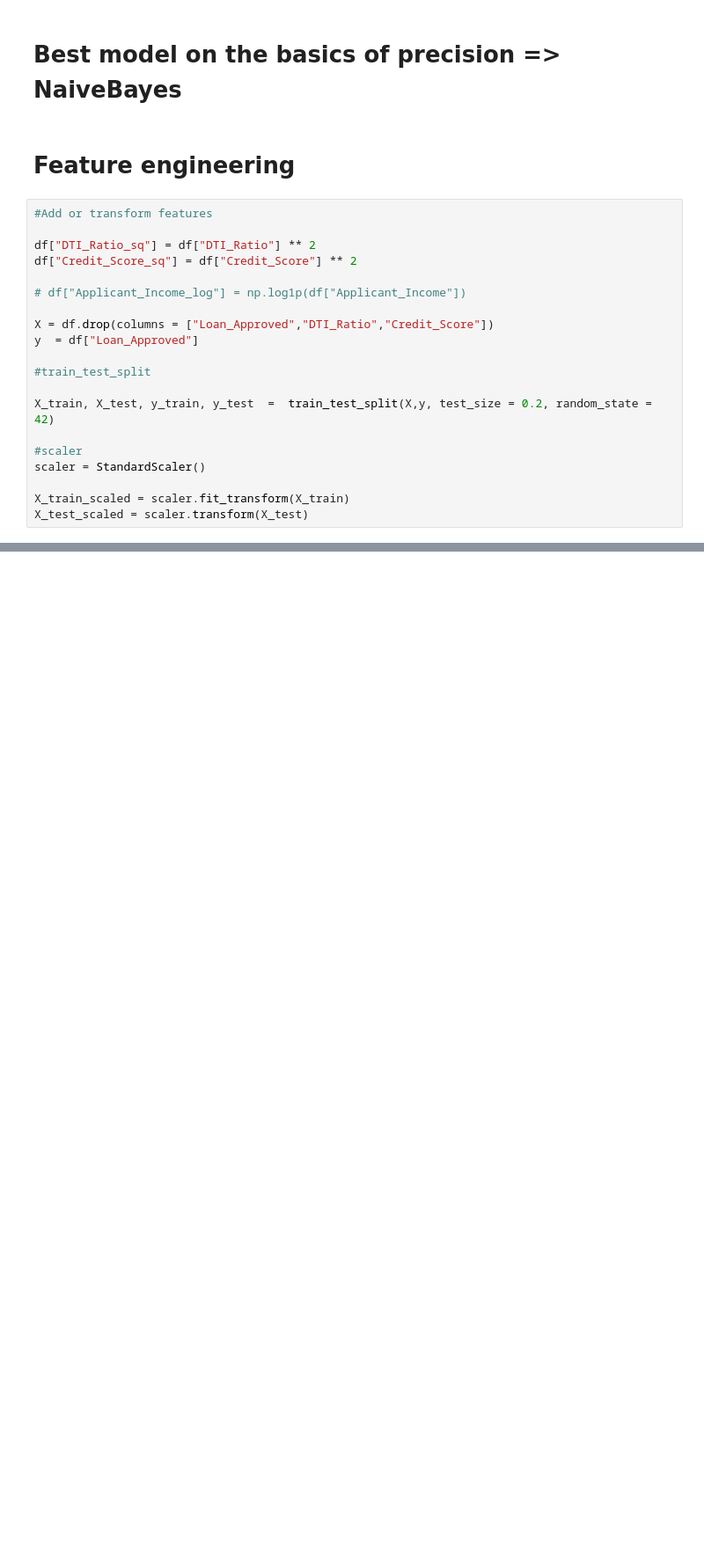
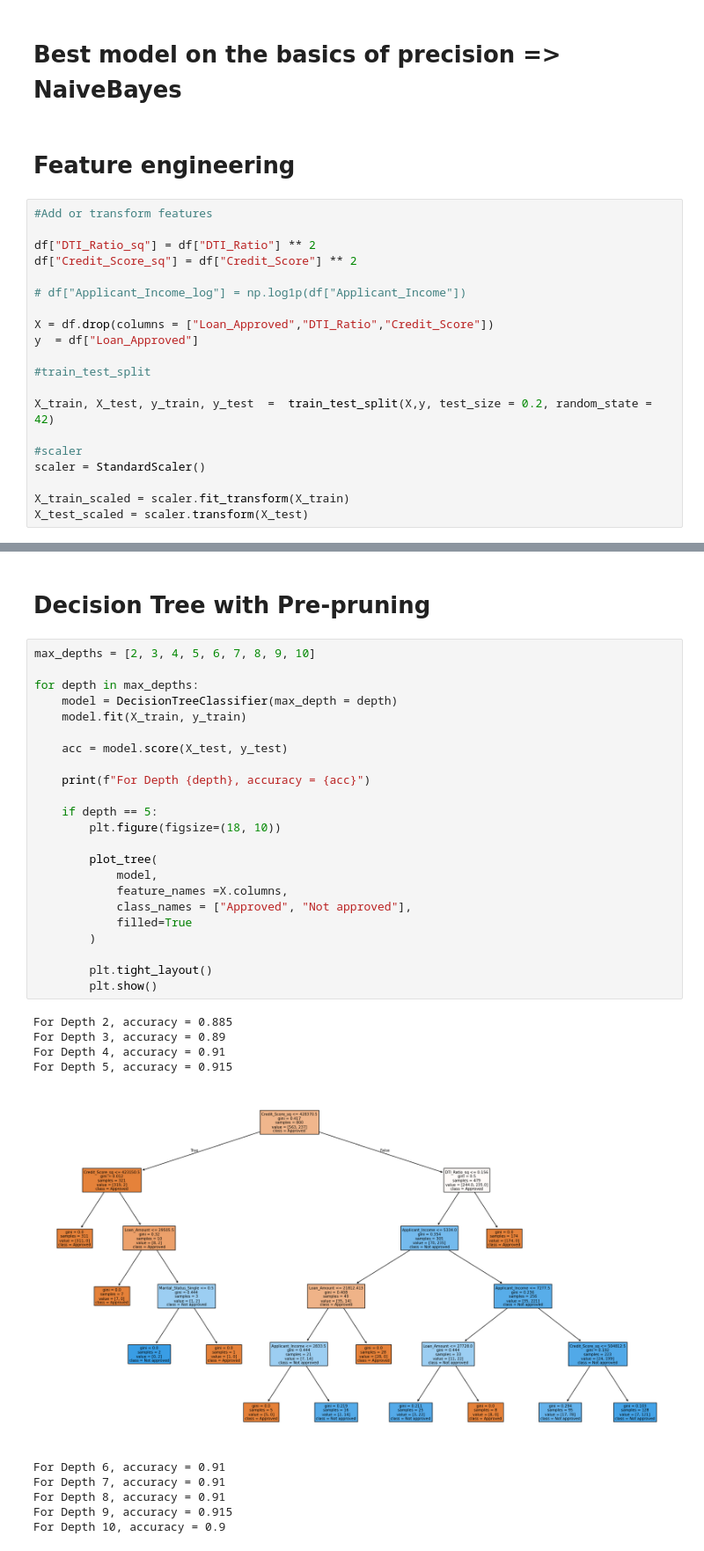
Before and after one commit to harishtadwal/creditwise-loan-system, a Jupyter notebook: CreditWise_Loan_System.ipynb, the cells around one changed output, grey strips where cells are left out. Shown at 88% size. Drawn from its saved outputs; the diff is of its cells as text; blank space fills up the shorter version.

```diff
--- a/CreditWise_Loan_System.ipynb
+++ b/CreditWise_Loan_System.ipynb
@@ -515,0 +547,36 @@ CM : [[129  10]
+# %% [markdown]
+# Decision Tree with Pre-pruning
+# %%
+max_depths = [2, 3, 4, 5, 6, 7, 8, 9, 10]
+
+for depth in max_depths:
+    model = DecisionTreeClassifier(max_depth = depth)
+    model.fit(X_train, y_train)
+
+    acc = model.score(X_test, y_test)
+
+    print(f"For Depth {depth}, accuracy = {acc}")
+
+    if depth == 5:
+        plt.figure(figsize=(18, 10))
+
+        plot_tree(
+            model,
+            feature_names =X.columns,
+            class_names = ["Approved", "Not approved"],
+            filled=True
+        )
+
+        plt.tight_layout()
+        plt.show()
+# %% [output]
+For Depth 2, accuracy = 0.885
+For Depth 3, accuracy = 0.89
+For Depth 4, accuracy = 0.91
+For Depth 5, accuracy = 0.915
+[figure, added]
+For Depth 6, accuracy = 0.91
+For Depth 7, accuracy = 0.91
+For Depth 8, accuracy = 0.91
+For Depth 9, accuracy = 0.915
+For Depth 10, accuracy = 0.9
```
Also changed, not shown: parts of 17 cells of this notebook.
